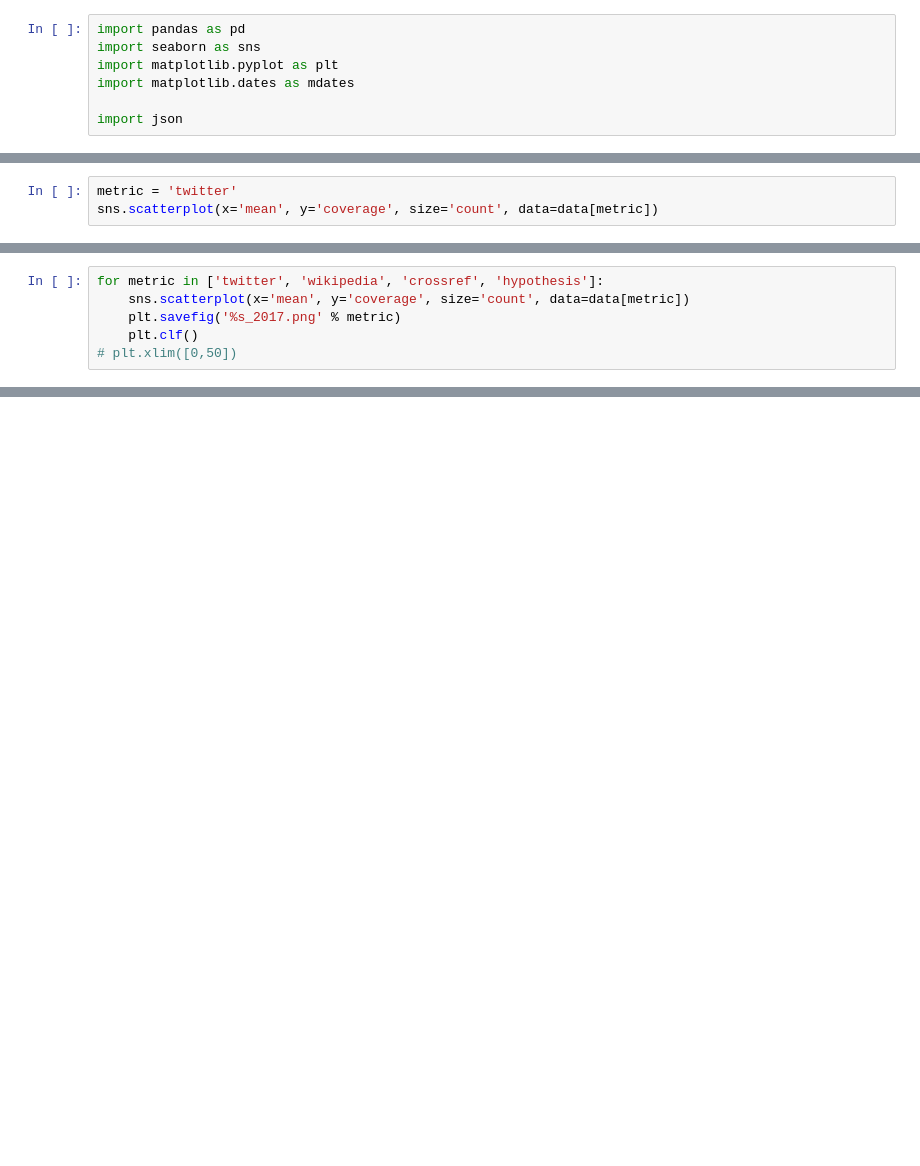
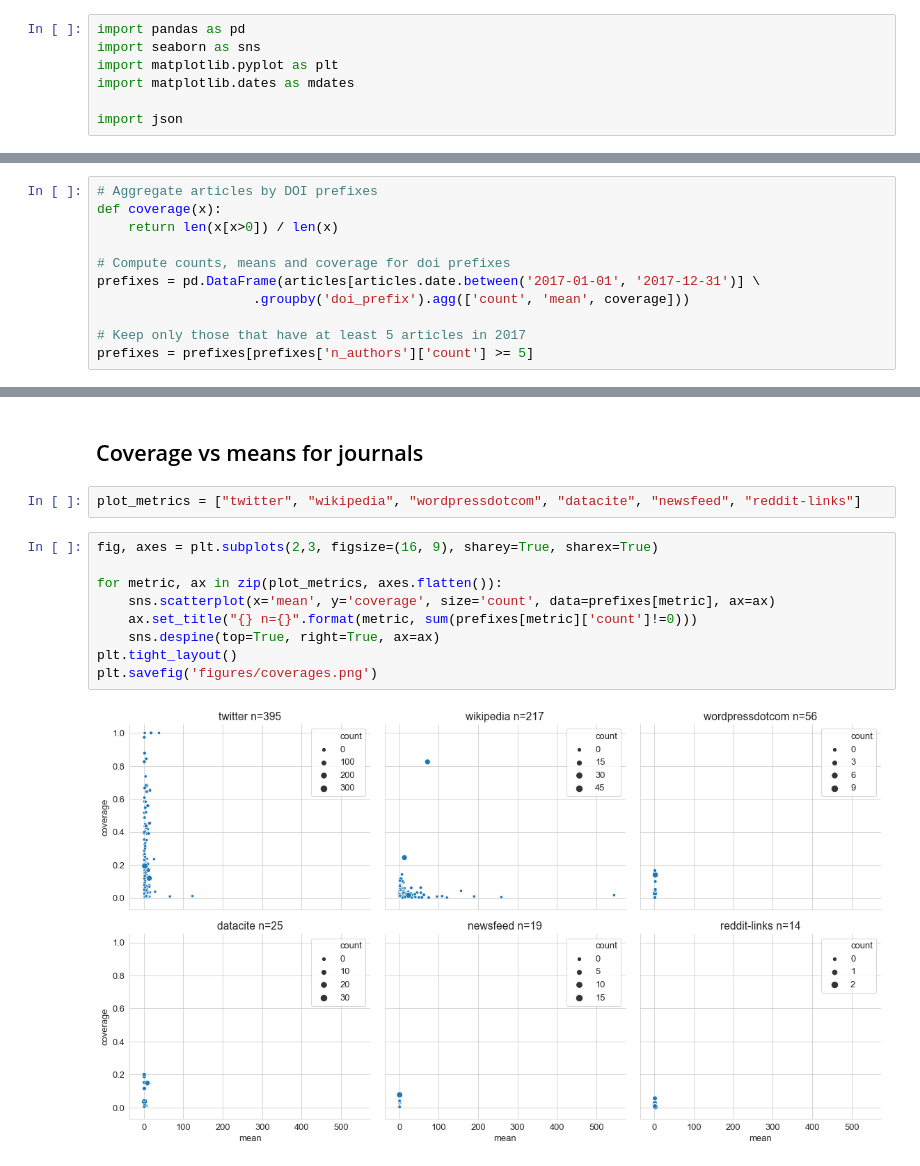
Before and after one commit to ScholCommLab/paperbuzz_analysis, a Jupyter notebook: analyse_paperbuzz.ipynb, the cells around one changed output, grey strips where cells are left out. Saved outputs shown, nothing was run; the diff lists cells and outputs as text; blank space fills up the shorter version.

```diff
--- a/analyse_paperbuzz.ipynb
+++ b/analyse_paperbuzz.ipynb
@@ -32 +39,12 @@ df['doi_prefix'] = df.doi.map(lambda x: x[:x.find('/')])
+# %%
+# Aggregate articles by DOI prefixes
+def coverage(x):
+    return len(x[x>0]) / len(x)
+
+# Compute counts, means and coverage for doi prefixes
+prefixes = pd.DataFrame(articles[articles.date.between('2017-01-01', '2017-12-31')] \
+                    .groupby('doi_prefix').agg(['count', 'mean', coverage]))
+
+# Keep only those that have at least 5 articles in 2017
+prefixes = prefixes[prefixes['n_authors']['count'] >= 5]
 # %%
@@ -68,3 +61,0 @@ data[['twitter', 'wikipedia']].describe()
-# %%
-metric = 'twitter'
-sns.scatterplot(x='mean', y='coverage', size='count', data=data[metric])
@@ -74,6 +61,0 @@ sns.scatterplot(x='mean', y='coverage', size='count', data=data[metric])
-# %%
-for metric in ['twitter', 'wikipedia', 'crossref', 'hypothesis']:
-    sns.scatterplot(x='mean', y='coverage', size='count', data=data[metric])
-    plt.savefig('%s_2017.png' % metric)
-    plt.clf()
-# plt.xlim([0,50])
@@ -86,0 +104,15 @@ len(df2[df2['coverage'] == 0])/len(df2)
+# %% [markdown]
+## Coverage vs means for journals
+# %%
+plot_metrics = ["twitter", "wikipedia", "wordpressdotcom", "datacite", "newsfeed", "reddit-links"]
+# %%
+fig, axes = plt.subplots(2,3, figsize=(16, 9), sharey=True, sharex=True)
+
+for metric, ax in zip(plot_metrics, axes.flatten()):
+    sns.scatterplot(x='mean', y='coverage', size='count', data=prefixes[metric], ax=ax)
+    ax.set_title("{} n={}".format(metric, sum(prefixes[metric]['count']!=0)))
+    sns.despine(top=True, right=True, ax=ax)
+plt.tight_layout()
+plt.savefig('figures/coverages.png')
+# %% [output]
+[figure, added]
```
Also changed, not shown: parts of 14 cells of this notebook, 7 other files.
